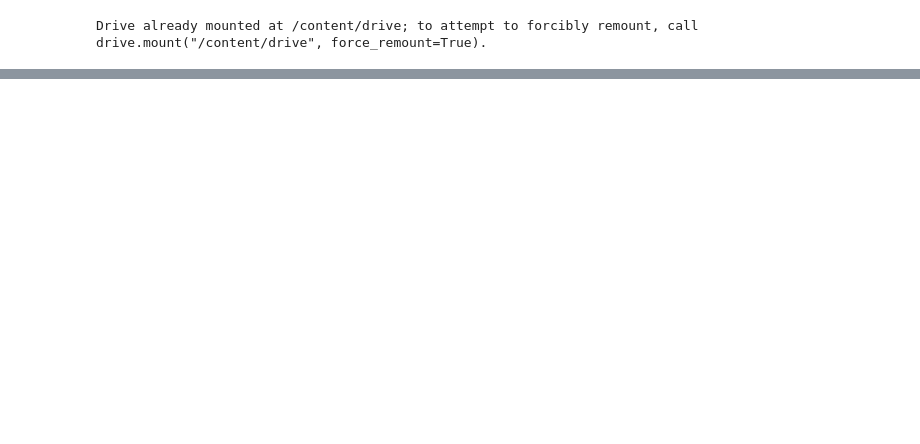
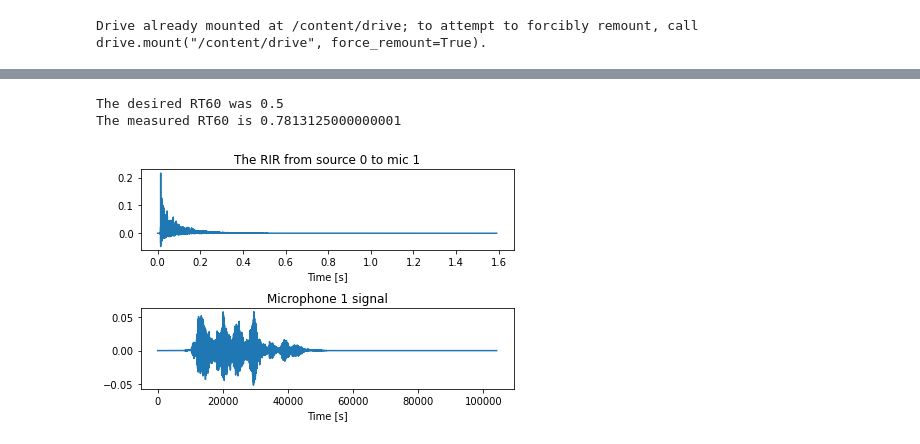
Before and after one commit to RobertoAlessandri/CNN_DOA, a Jupyter notebook: dataset_generation.ipynb, the cells around one changed output, grey strips where cells are left out. Saved outputs shown, nothing was run; the diff lists cells and outputs as text; code cells hidden in the pictures; blank space fills up the shorter version.

```diff
--- a/dataset_generation.ipynb
+++ b/dataset_generation.ipynb
@@ -34,0 +83,64 @@ print('bella')
+# %%
+import numpy as np
+import matplotlib.pyplot as plt
+import pyroomacoustics as pra
+from scipy.io import wavfile
+
+# The desired reverberation time and dimensions of the room
+rt60_tgt = 0.5  # seconds
+room_dim = [10, 7.5, 3.5]  # meters
+
+# import a mono wavfile as the source signal
+# the sampling frequency should match that of the room
+fs = sr
+audio = audiofiles[:,0]
+
+# We invert Sabine's formula to obtain the parameters for the ISM simulator
+e_absorption, max_order = pra.inverse_sabine(rt60_tgt, room_dim)
+
+# Create the room
+room = pra.ShoeBox(
+    room_dim, fs=fs, materials=pra.Material(e_absorption), max_order=max_order
+)
+
+# place the source in the room
+room.add_source([2.5, 3.73, 1.76], signal=audio, delay=0.5)
+
+# define the locations of the microphones
+mic_locs = np.c_[
+    [6.3, 4.87, 1.2], [6.3, 4.93, 1.2],  # mic 1  # mic 2
+]
+
+# finally place the array in the room
+room.add_microphone_array(mic_locs)
+
+# Run the simulation (this will also build the RIR automatically)
+room.simulate()
+
+# measure the reverberation time
+rt60 = room.measure_rt60()
+print("The desired RT60 was {}".format(rt60_tgt))
+print("The measured RT60 is {}".format(rt60[1, 0]))
+
+# Create a plot
+plt.figure()
+
+# plot one of the RIR. both can also be plotted using room.plot_rir()
+rir_1_0 = room.rir[1][0]
+plt.subplot(2, 1, 1)
+plt.plot(np.arange(len(rir_1_0)) / room.fs, rir_1_0)
+plt.title("The RIR from source 0 to mic 1")
+plt.xlabel("Time [s]")
+
+# plot signal at microphone 1
+plt.subplot(2, 1, 2)
+plt.plot(room.mic_array.signals[1, :])
+plt.title("Microphone 1 signal")
+plt.xlabel("Time [s]")
+
+plt.tight_layout()
+plt.show()
+# %% [output]
+The desired RT60 was 0.5
+The measured RT60 is 0.7813125000000001
+[figure, added]
```
Also changed, not shown: parts of 9 cells of this notebook.
